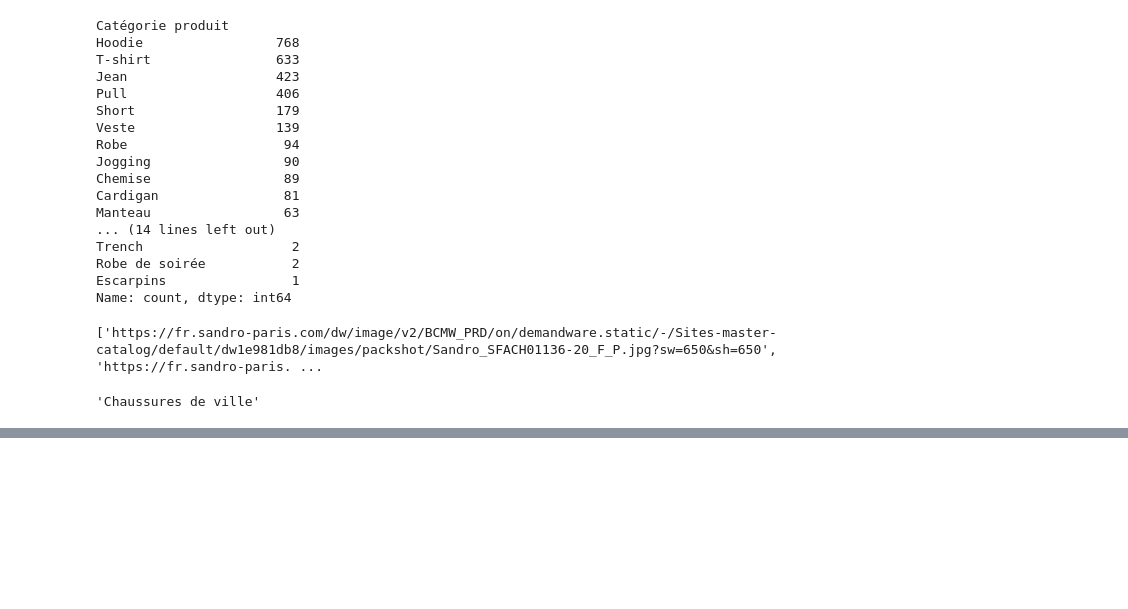
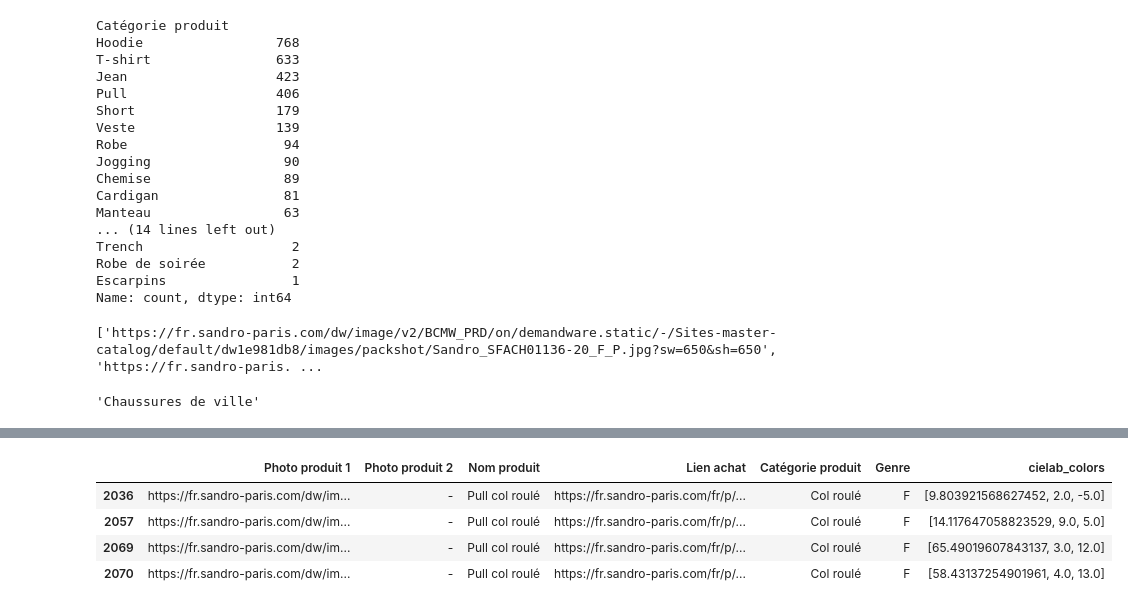
Before and after one commit to Baha-Arfaoui/colorsfact, a Jupyter notebook: colorfact/test_class.ipynb, the cells around one changed output, grey strips where cells are left out. Saved outputs shown, nothing was run; the diff lists cells and outputs as text; code cells hidden in the pictures; blank space fills up the shorter version.

```diff
--- a/colorfact/test_class.ipynb
+++ b/colorfact/test_class.ipynb
@@ -845,0 +1053,2 @@ get_level(prod,"chau. ville")
+# %%
+out=pd.read_excel("data/output.xlsx",index_col=0)
@@ -845,0 +1066,2 @@ get_level(prod,"chau. ville")
+# %%
+out=out[out["Photo produit 1"]!="https://stockx-assets.imgix.net/media/Product-Placeholder-Default-20210415.jpg?fit=fill&bg=FFFFFF&q=60&dpr=1&trim=color&w=140&h=75"]
@@ -845,0 +1090,8 @@ get_level(prod,"chau. ville")
+# %%
+out[out["Catégorie produit"]=="Col roulé"]
+# %% [output]
+|  | Photo produit 1 | Photo produit 2 | Nom produit | Lien achat | Catégorie produit | Genre | cielab_colors |
+| 2036 | https://fr.sandro-paris.com/dw/im... | - | Pull col roulé | https://fr.sandro-paris.com/fr/p/... | Col roulé | F | [9.803921568627452, 2.0, -5.0] |
+| 2057 | https://fr.sandro-paris.com/dw/im... | - | Pull col roulé | https://fr.sandro-paris.com/fr/p/... | Col roulé | F | [14.117647058823529, 9.0, 5.0] |
+| 2069 | https://fr.sandro-paris.com/dw/im... | - | Pull col roulé | https://fr.sandro-paris.com/fr/p/... | Col roulé | F | [65.49019607843137, 3.0, 12.0] |
+| 2070 | https://fr.sandro-paris.com/dw/im... | - | Pull col roulé | https://fr.sandro-paris.com/fr/p/... | Col roulé | F | [58.43137254901961, 4.0, 13.0] |
```
Also changed, not shown: parts of 44 cells of this notebook, 27 other files.
